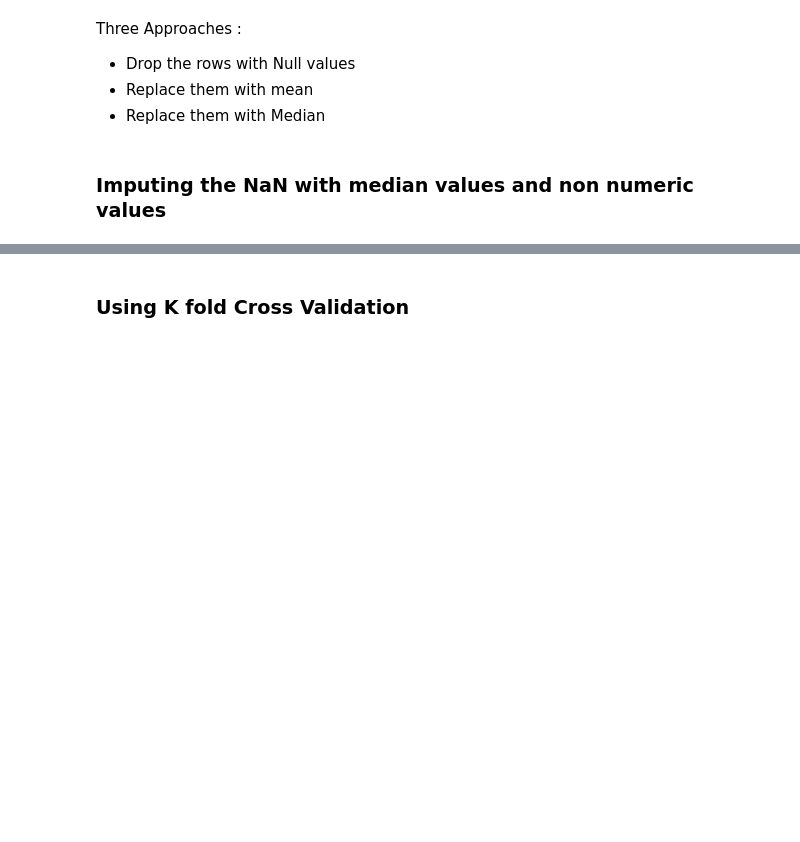
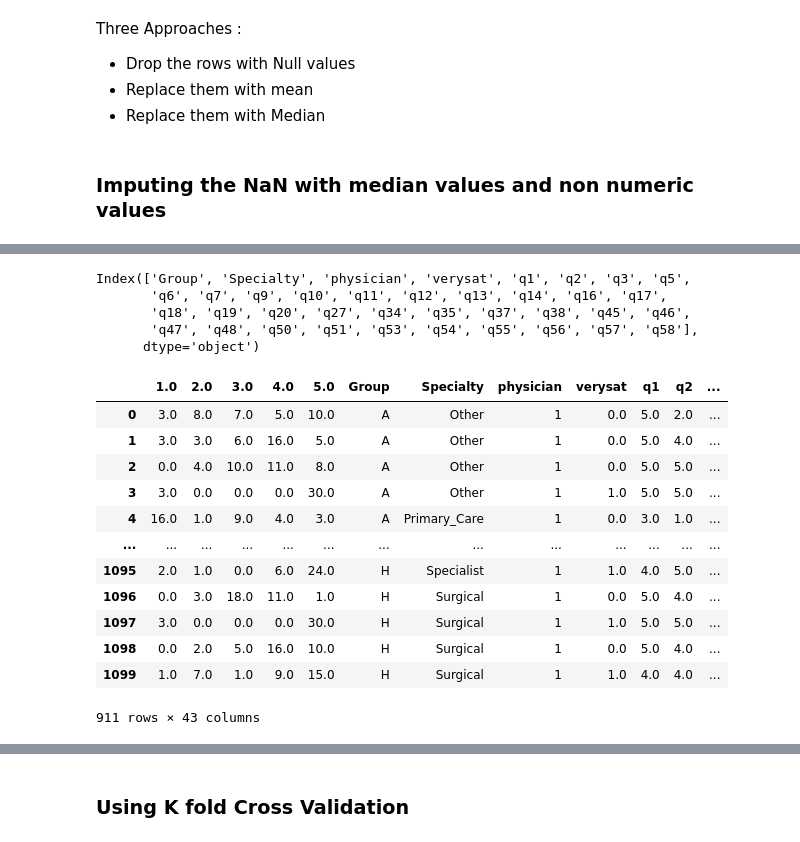
Before and after one commit to parasgulati8/People-Analytics, a Jupyter notebook: People_Analytics_Hackathon.ipynb, the cells around one changed output, grey strips where cells are left out. Cells and saved outputs as stored; diff of their text form; code cells hidden in the pictures; blank space fills up the shorter version.

```diff
--- a/People_Analytics_Hackathon.ipynb
+++ b/People_Analytics_Hackathon.ipynb
@@ -81,2 +63,34 @@ dtype: int64
 # %%
 data.dropna(inplace=True)
+# %%
+data.columns
+# %% [output]
+Index(['Group', 'Specialty', 'physician', 'verysat', 'q1', 'q2', 'q3', 'q5',
+       'q6', 'q7', 'q9', 'q10', 'q11', 'q12', 'q13', 'q14', 'q16', 'q17',
+       'q18', 'q19', 'q20', 'q27', 'q34', 'q35', 'q37', 'q38', 'q45', 'q46',
+       'q47', 'q48', 'q50', 'q51', 'q53', 'q54', 'q55', 'q56', 'q57', 'q58'],
+      dtype='object')
+# %%
+temp = data.iloc[:, 4:-1]
+# %%
+new_cols = pd.DataFrame(temp.iloc[0].value_counts().sort_index()).T
+for i in range(1,len(temp)):
+  new_cols = pd.concat((new_cols, pd.DataFrame(temp.iloc[i].value_counts().sort_index()).T))
+# %%
+new_data = pd.concat((new_cols.fillna(0), data), axis=1)
+# %%
+new_data
+# %% [output]
+|  | 1.0 | 2.0 | 3.0 | 4.0 | 5.0 | Group | Specialty | physician | verysat | q1 | q2 | ... |
+| 0 | 3.0 | 8.0 | 7.0 | 5.0 | 10.0 | A | Other | 1 | 0.0 | 5.0 | 2.0 | ... |
+| 1 | 3.0 | 3.0 | 6.0 | 16.0 | 5.0 | A | Other | 1 | 0.0 | 5.0 | 4.0 | ... |
+| 2 | 0.0 | 4.0 | 10.0 | 11.0 | 8.0 | A | Other | 1 | 0.0 | 5.0 | 5.0 | ... |
+| 3 | 3.0 | 0.0 | 0.0 | 0.0 | 30.0 | A | Other | 1 | 1.0 | 5.0 | 5.0 | ... |
+| 4 | 16.0 | 1.0 | 9.0 | 4.0 | 3.0 | A | Primary_Care | 1 | 0.0 | 3.0 | 1.0 | ... |
+| ... | ... | ... | ... | ... | ... | ... | ... | ... | ... | ... | ... | ... |
+| 1095 | 2.0 | 1.0 | 0.0 | 6.0 | 24.0 | H | Specialist | 1 | 1.0 | 4.0 | 5.0 | ... |
+| 1096 | 0.0 | 3.0 | 18.0 | 11.0 | 1.0 | H | Surgical | 1 | 0.0 | 5.0 | 4.0 | ... |
+| 1097 | 3.0 | 0.0 | 0.0 | 0.0 | 30.0 | H | Surgical | 1 | 1.0 | 5.0 | 5.0 | ... |
+| 1098 | 0.0 | 2.0 | 5.0 | 16.0 | 10.0 | H | Surgical | 1 | 0.0 | 5.0 | 4.0 | ... |
+| 1099 | 1.0 | 7.0 | 1.0 | 9.0 | 15.0 | H | Surgical | 1 | 1.0 | 4.0 | 4.0 | ... |
+911 rows × 43 columns
```
Also changed, not shown: parts of 38 cells of this notebook.
